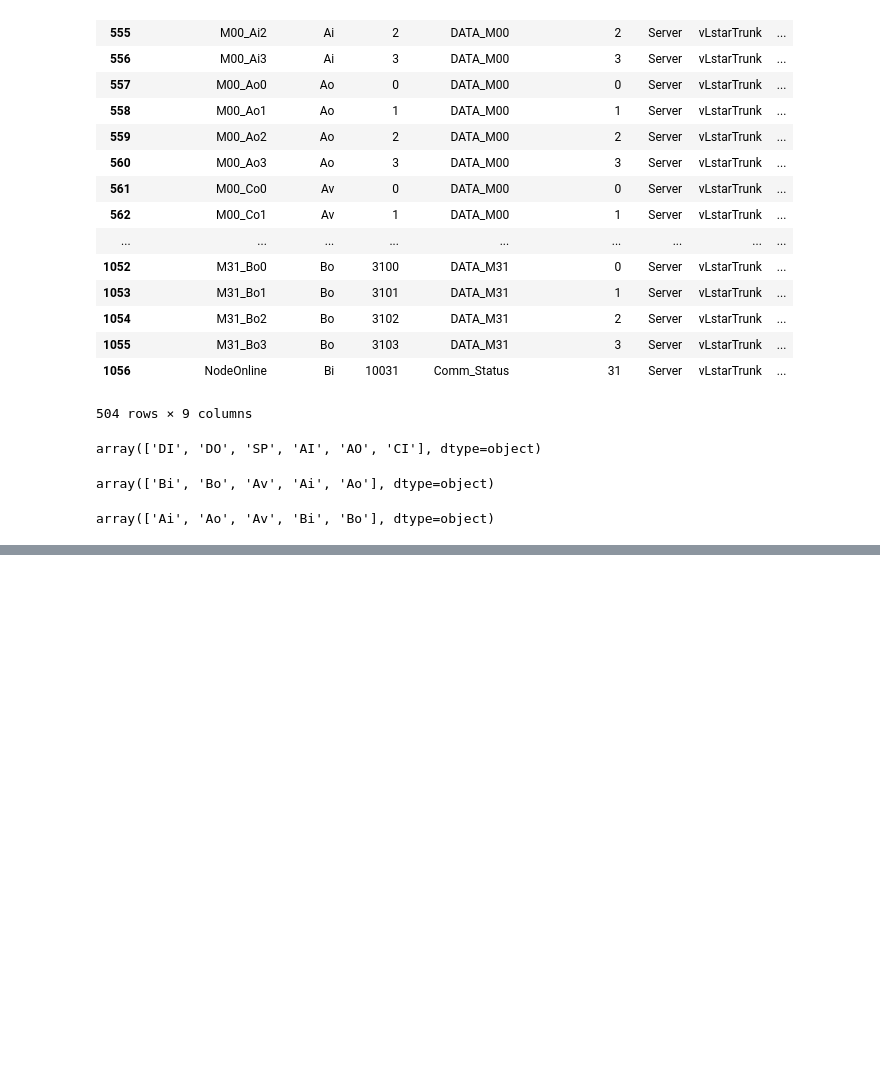
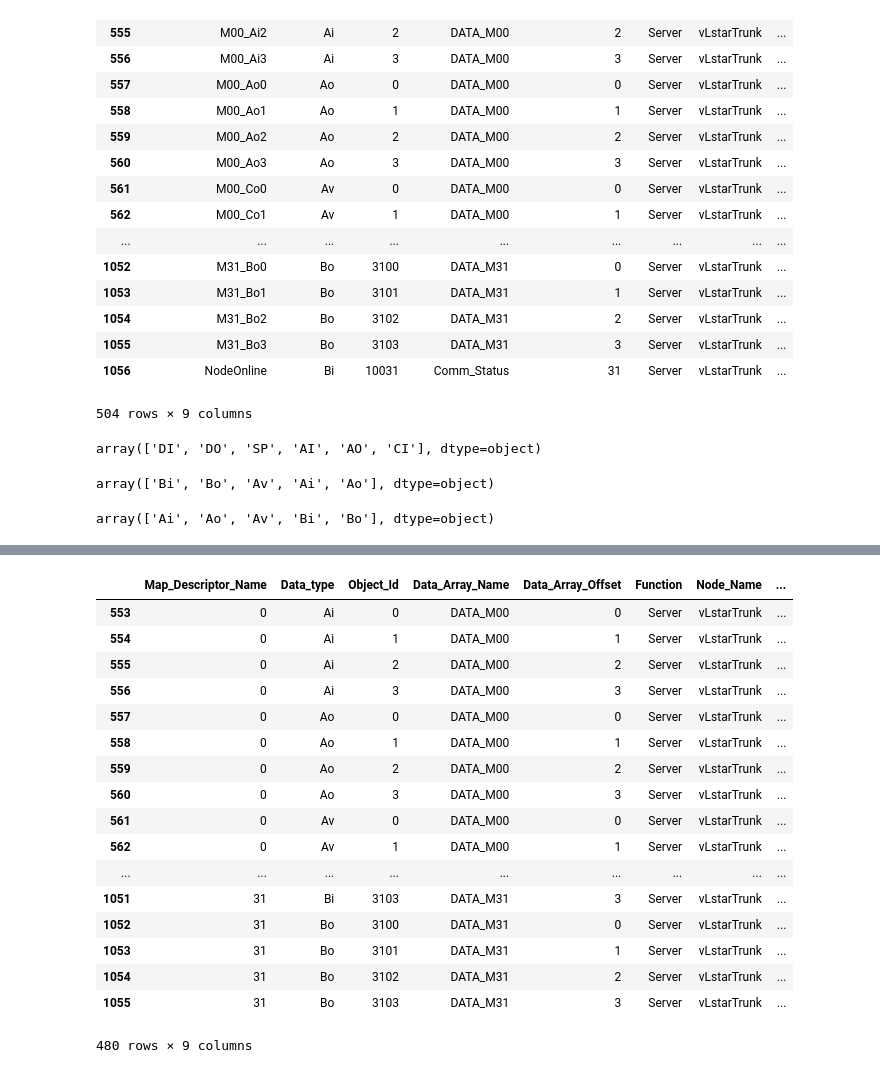
Before and after one commit to lbnl-bldg-data-tools/barrington_integrator, a Jupyter notebook: tbl_split.ipynb, the cells around one changed output, grey strips where cells are left out. Cells and saved outputs as stored; diff of their text form; code cells hidden in the pictures; blank space fills up the shorter version.

```diff
--- a/tbl_split.ipynb
+++ b/tbl_split.ipynb
@@ -237,0 +244,21 @@ merge_test[merge_test['MS'] == 8]
+# %%
+right_merge
+# %% [output]
+|  | Map_Descriptor_Name | Data_type | Object_Id | Data_Array_Name | Data_Array_Offset | Function | Node_Name | ... |
+| 553 | 0 | Ai | 0 | DATA_M00 | 0 | Server | vLstarTrunk | ... |
+| 554 | 0 | Ai | 1 | DATA_M00 | 1 | Server | vLstarTrunk | ... |
+| 555 | 0 | Ai | 2 | DATA_M00 | 2 | Server | vLstarTrunk | ... |
+| 556 | 0 | Ai | 3 | DATA_M00 | 3 | Server | vLstarTrunk | ... |
+| 557 | 0 | Ao | 0 | DATA_M00 | 0 | Server | vLstarTrunk | ... |
+| 558 | 0 | Ao | 1 | DATA_M00 | 1 | Server | vLstarTrunk | ... |
+| 559 | 0 | Ao | 2 | DATA_M00 | 2 | Server | vLstarTrunk | ... |
+| 560 | 0 | Ao | 3 | DATA_M00 | 3 | Server | vLstarTrunk | ... |
+| 561 | 0 | Av | 0 | DATA_M00 | 0 | Server | vLstarTrunk | ... |
+| 562 | 0 | Av | 1 | DATA_M00 | 1 | Server | vLstarTrunk | ... |
+| ... | ... | ... | ... | ... | ... | ... | ... | ... |
+| 1051 | 31 | Bi | 3103 | DATA_M31 | 3 | Server | vLstarTrunk | ... |
+| 1052 | 31 | Bo | 3100 | DATA_M31 | 0 | Server | vLstarTrunk | ... |
+| 1053 | 31 | Bo | 3101 | DATA_M31 | 1 | Server | vLstarTrunk | ... |
+| 1054 | 31 | Bo | 3102 | DATA_M31 | 2 | Server | vLstarTrunk | ... |
+| 1055 | 31 | Bo | 3103 | DATA_M31 | 3 | Server | vLstarTrunk | ... |
+480 rows × 9 columns
```
Also changed, not shown: parts of 10 cells of this notebook, 1 other file.
